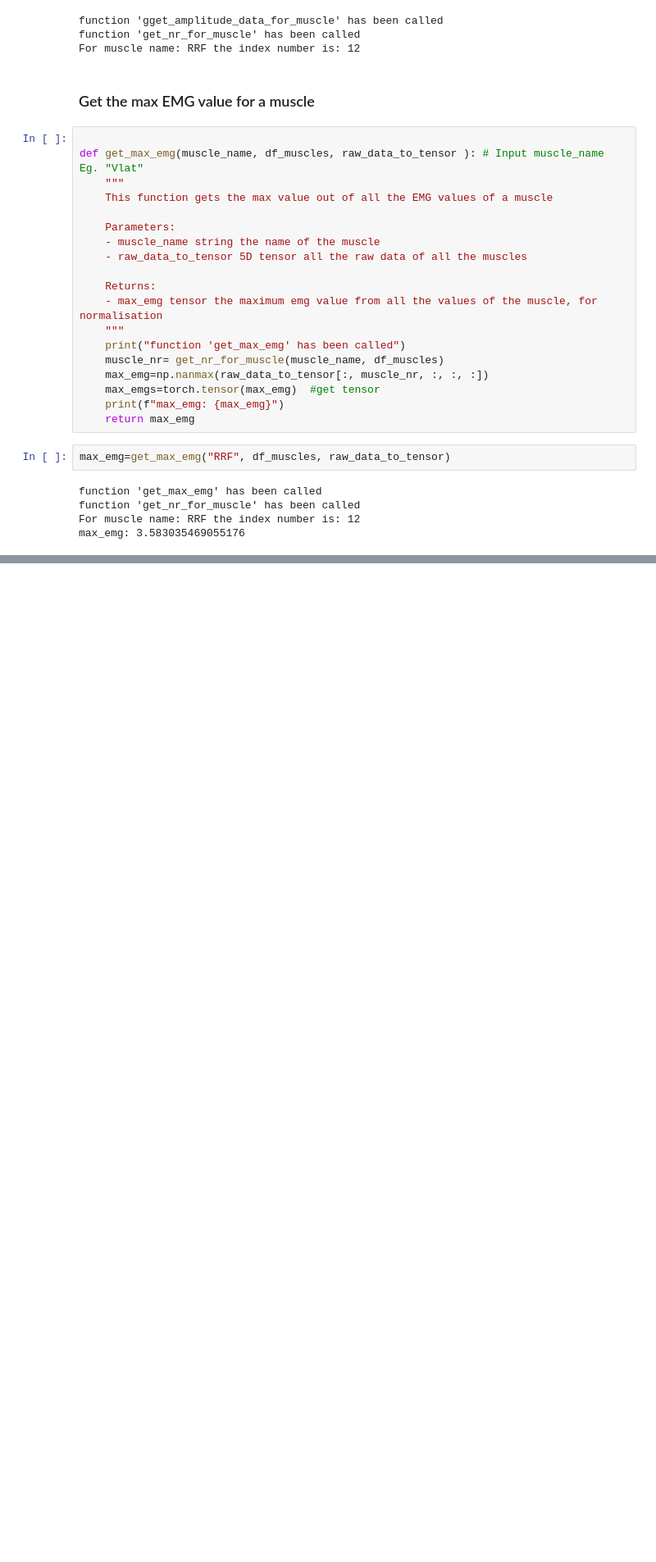
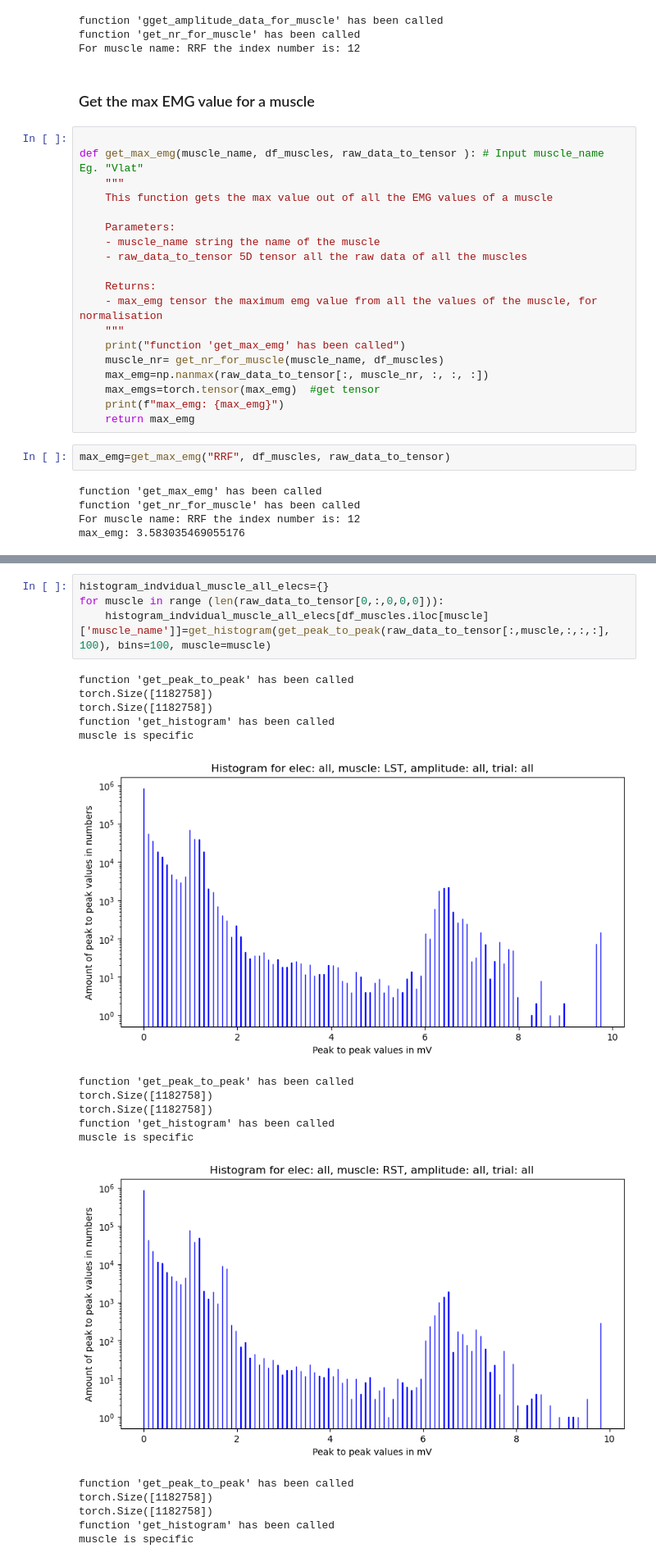
Before and after one commit to rohnerne/Master_thesis, a Jupyter notebook: Notebook_5_Peak_to_Peak_Analysis.ipynb, the cells around one changed output, grey strips where cells are left out. Shown at 82% size. Drawn from its saved outputs; the diff is of its cells as text; blank space fills up the shorter version.

```diff
--- a/Notebook_5_Peak_to_Peak_Analysis.ipynb
+++ b/Notebook_5_Peak_to_Peak_Analysis.ipynb
@@ -214,0 +347,22 @@ print(df_muscles)
+# %%
+histogram_indvidual_muscle_all_elecs={}
+for muscle in range (len(raw_data_to_tensor[0,:,0,0,0])):
+    histogram_indvidual_muscle_all_elecs[df_muscles.iloc[muscle]['muscle_name']]=get_histogram(get_peak_to_peak(raw_data_to_tensor[:,muscle,:,:,:], 100), bins=100, muscle=muscle)
+# %% [output]
+function 'get_peak_to_peak' has been called
+torch.Size([1182758])
+torch.Size([1182758])
+function 'get_histogram' has been called
+muscle is specific
+[figure, added]
+function 'get_peak_to_peak' has been called
+torch.Size([1182758])
+torch.Size([1182758])
+function 'get_histogram' has been called
+muscle is specific
+[figure, added]
+function 'get_peak_to_peak' has been called
+torch.Size([1182758])
+torch.Size([1182758])
+function 'get_histogram' has been called
+muscle is specific
```
Also changed, not shown: parts of 17 cells of this notebook.
